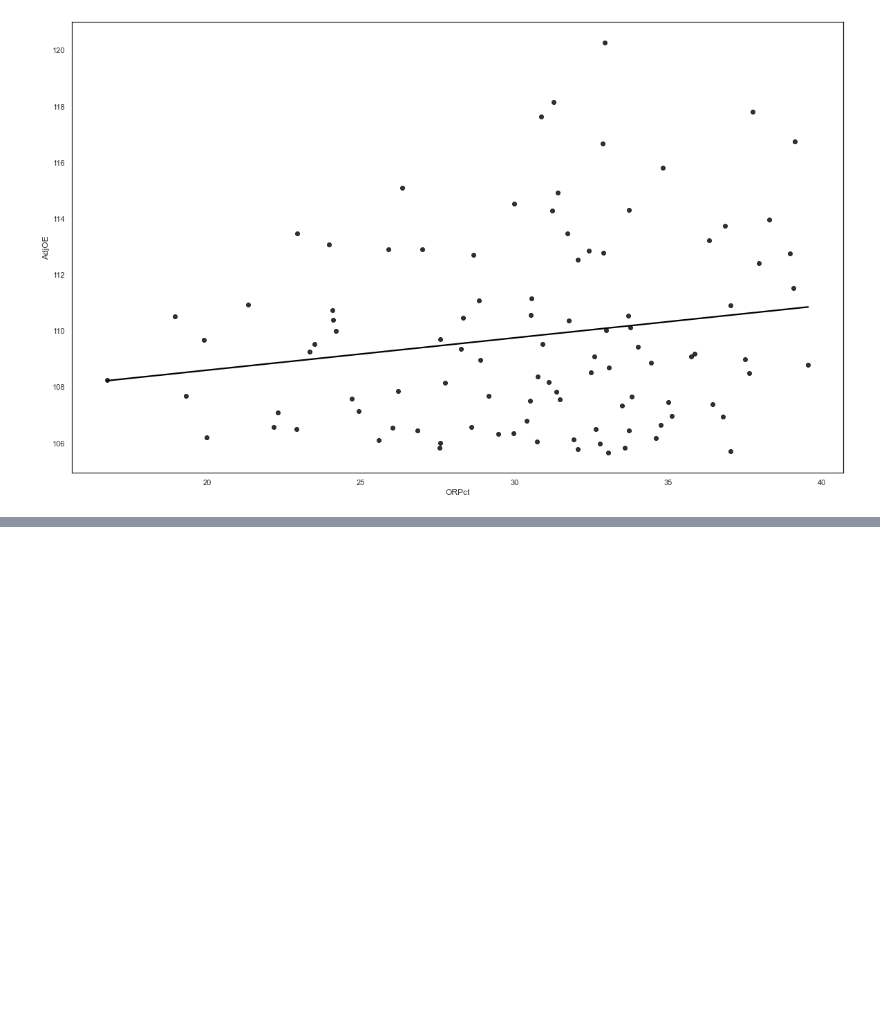
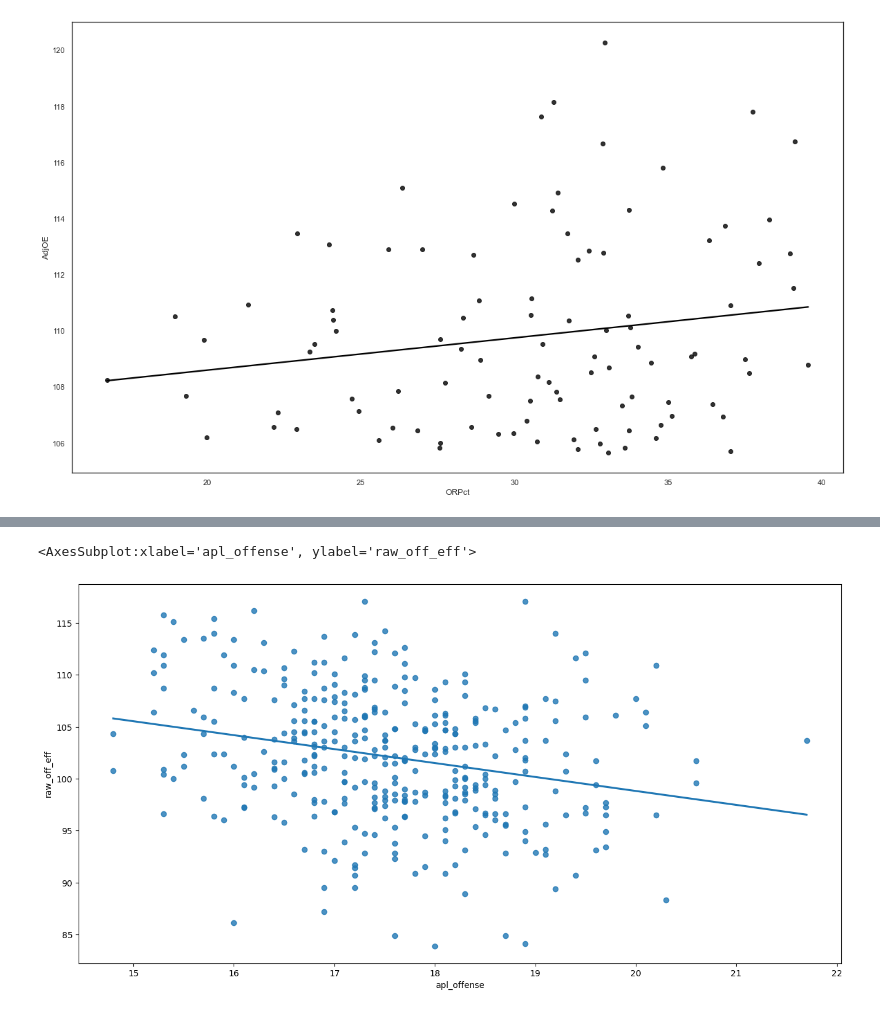
Before and after one commit to fmathews11/CBB_2023, a Jupyter notebook: create_visuals.ipynb, the cells around one changed output, grey strips where cells are left out. Saved outputs shown, nothing was run; the diff lists cells and outputs as text; code cells hidden in the pictures; blank space fills up the shorter version.

```diff
--- a/create_visuals.ipynb
+++ b/create_visuals.ipynb
@@ -201,0 +148,6 @@ strong multicollinearity or other numerical problems.
+# %%
+plt.figure(figsize = (16,8))
+sns.regplot(data = df,x = 'apl_offense',y = 'raw_off_eff',ci = None)
+# %% [output]
+<AxesSubplot:xlabel='apl_offense', ylabel='raw_off_eff'>
+[figure, added]
```
Also changed, not shown: parts of 10 cells of this notebook, 4 other files.
